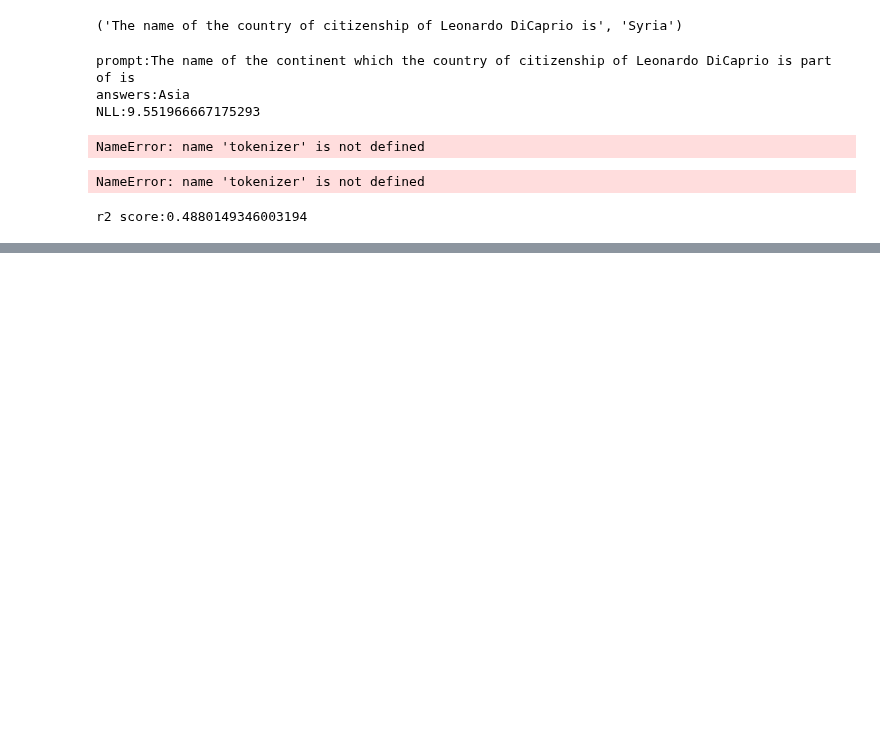
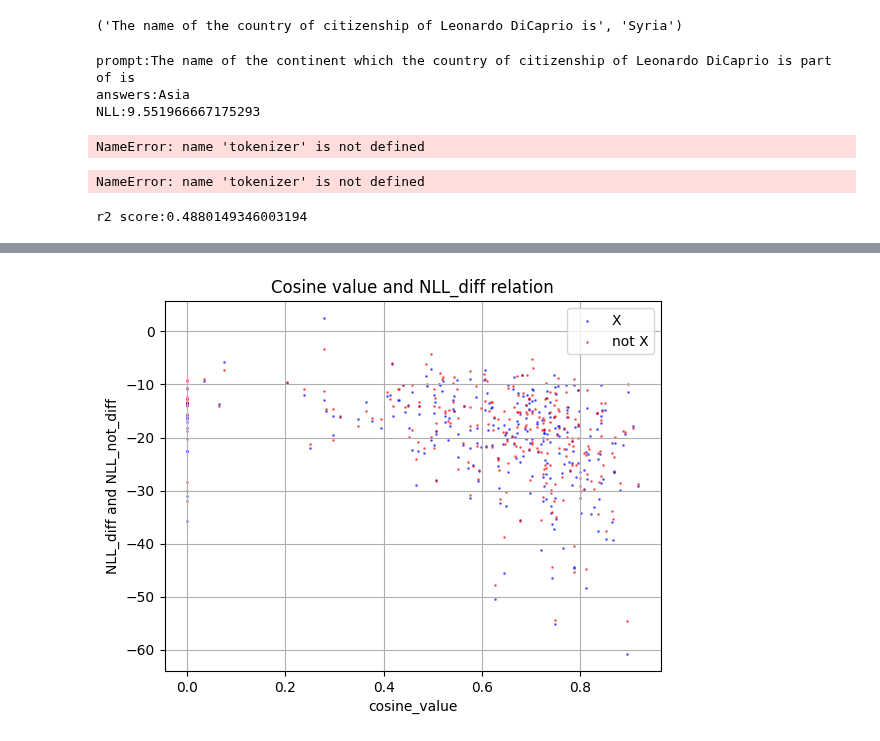
Before and after one commit to JiaxinQin0814/Ripple_Effect_Analysis, a Jupyter notebook: factors_experiments/all_negation_results.ipynb, the cells around one changed output, grey strips where cells are left out. Cells and saved outputs as stored; diff of their text form; code cells hidden in the pictures; blank space fills up the shorter version.

```diff
--- a/factors_experiments/all_negation_results.ipynb
+++ b/factors_experiments/all_negation_results.ipynb
@@ -4,16 +4,16 @@
 # import all_packages
 
 from utils.calculating_probability import *
-model_device = 2
+model_device = 6
 torch.cuda.set_device(model_device)
 
 from utils.all_imports import *
 
 # import model and test_data
-# model,tokenizer,batch_first= load_model_and_tokenizer("/data/chihan3/cache/llama-2/llama-2-7b-hf",None,model_device)
-# hparams = ROMEHyperParams.from_name("llama-7b")
-# template = Template(name="default")
-# streamer = TextStreamer(tokenizer, skip_prompt=True, skip_special_tokens=True)
+model,tokenizer,batch_first= load_model_and_tokenizer("/data/chihan3/cache/llama-2/llama-2-7b-hf",None,model_device)
+hparams = ROMEHyperParams.from_name("llama-7b")
+template = Template(name="default")
+streamer = TextStreamer(tokenizer, skip_prompt=True, skip_special_tokens=True)
 test_data_path = "/home/qjx0814/Ripple_Effect_Analysis/RippleEdits/InitialExperiments/prompt_data.json"
 with open(test_data_path,"r") as json_file:
     test_data = json.load(json_file)
@@ -312,0 +361,21 @@ plt.savefig("plots/negation_curse_x_notx.png")
+# %%
+# plot the relation between cosine_value and NLL_Diff(NLL_edited-NLL_original)
+cosine_value = [i['cosine_value'] for i in x_and_not_x_cosine]
+nll_diff = [min(i['nll_edited'])-min(i['nll_orginal']) for i in negation_result]
+# plot the scatter figure
+
+nll_not_diff = [min(i['nll_not_edited'])-min(i['nll_not_original']) for i in negation_result]
+# plot the scatter figure
+plt.scatter(cosine_value,nll_diff,color="blue",label='X',alpha=0.5,s=1)
+plt.scatter(cosine_value,nll_not_diff,color="red",label='not X',alpha=0.5,s=1)
+
+plt.xlabel('cosine_value')
+plt.ylabel('NLL_diff and NLL_not_diff')
+# Add legend
+plt.legend()
+plt.title('Cosine value and NLL_diff relation')
+plt.grid()
+# Show the plot
+plt.show()
+# %% [output]
+[figure, added]
```
Also changed, not shown: parts of 8 cells of this notebook, 15 other files.
